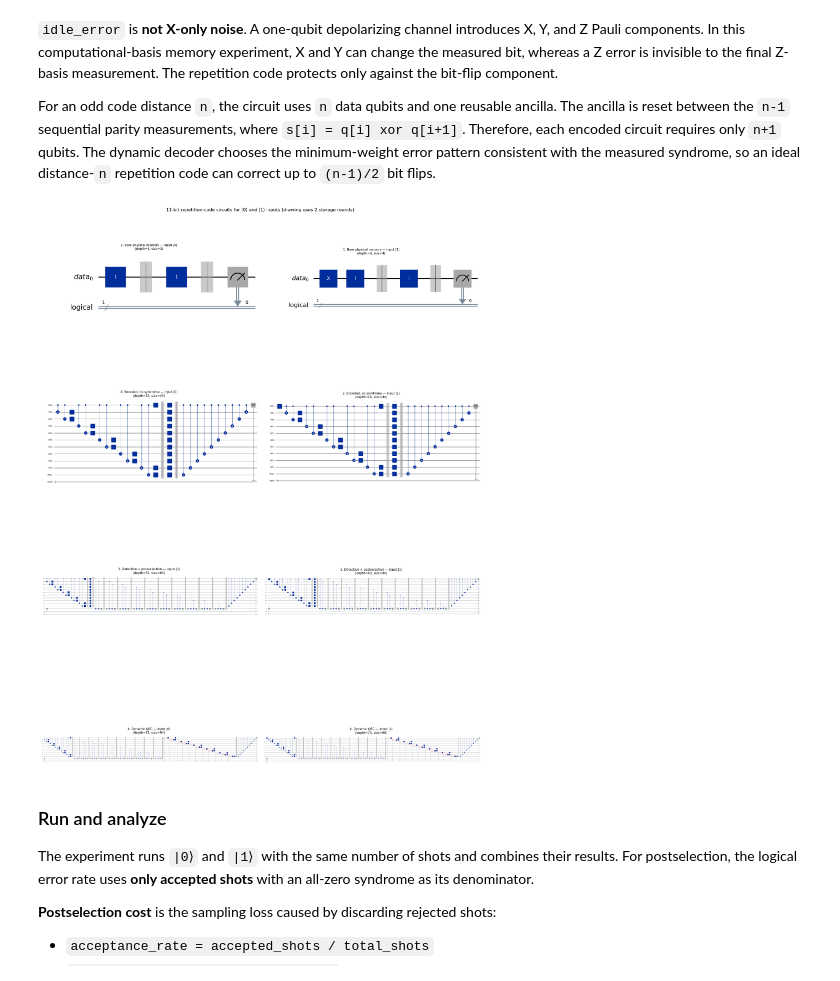
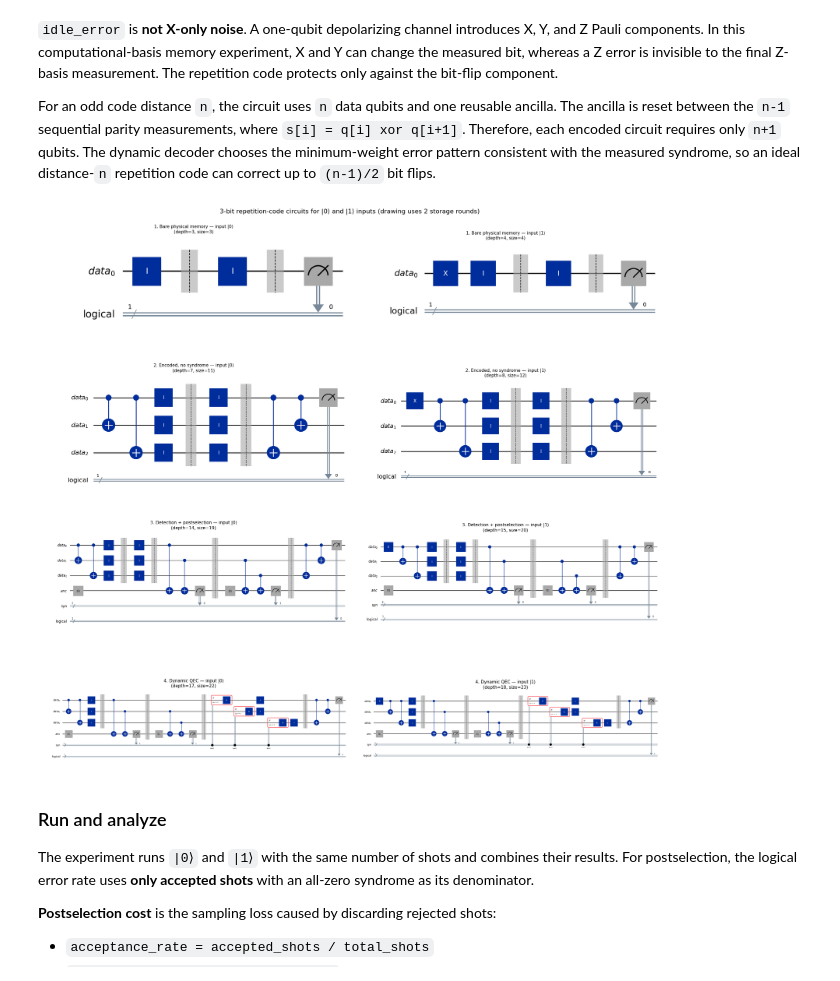
Before and after one commit to kimmmjh/qhackathon_quantumjoa, a Jupyter notebook: p4_qec.ipynb, the cells around one changed output. Saved outputs shown, nothing was run; the diff lists cells and outputs as text; code cells hidden in the pictures.

```diff
--- a/p4_qec.ipynb
+++ b/p4_qec.ipynb
@@ -219,7 +219,7 @@ def build_memory_circuit(
     return qc
 # %%
 # Draw both logical inputs for all four methods. Fewer storage rounds keep the structure readable.
-DRAW_CODE_DISTANCE = CODE_DISTANCE
+DRAW_CODE_DISTANCE = 3
 DRAW_STORAGE_ROUNDS = min(STORAGE_ROUNDS, 2)
 fig_height = max(21, 2.8 * DRAW_CODE_DISTANCE)
 fig, axes = plt.subplots(4, 2, figsize=(22, fig_height), constrained_layout=True)
@@ -228,34 +228,34 @@ for row, experiment in enumerate(EXPERIMENTS):
     for logical_value in (0, 1):
         ax = axes[row, logical_value]
         circuit = build_memory_circuit(
             experiment,
             logical_value=logical_value,
             n=DRAW_CODE_DISTANCE,
             storage_rounds=DRAW_STORAGE_ROUNDS,
         )
         circuit.draw(
             output='mpl',
             fold=-1,
             idle_wires=False,
             scale=0.55,
             ax=ax,
             expr_len=18,
         )
         ax.set_title(
             f'{experiment} — input |{logical_value}⟩\n'
             f'(depth={circuit.depth()}, size={circuit.size()})',
             fontsize=11,
             pad=10,
         )
 
 fig.suptitle(
     f'{DRAW_CODE_DISTANCE}-bit repetition-code circuits for |0⟩ and |1⟩ inputs '
     f'(drawing uses {DRAW_STORAGE_ROUNDS} storage rounds)',
     fontsize=16,
 )
 plt.show()
 # %% [output]
-[figure, old version]
+[figure, new version]
 # %% [markdown]
 ### Run and analyze
 
```
